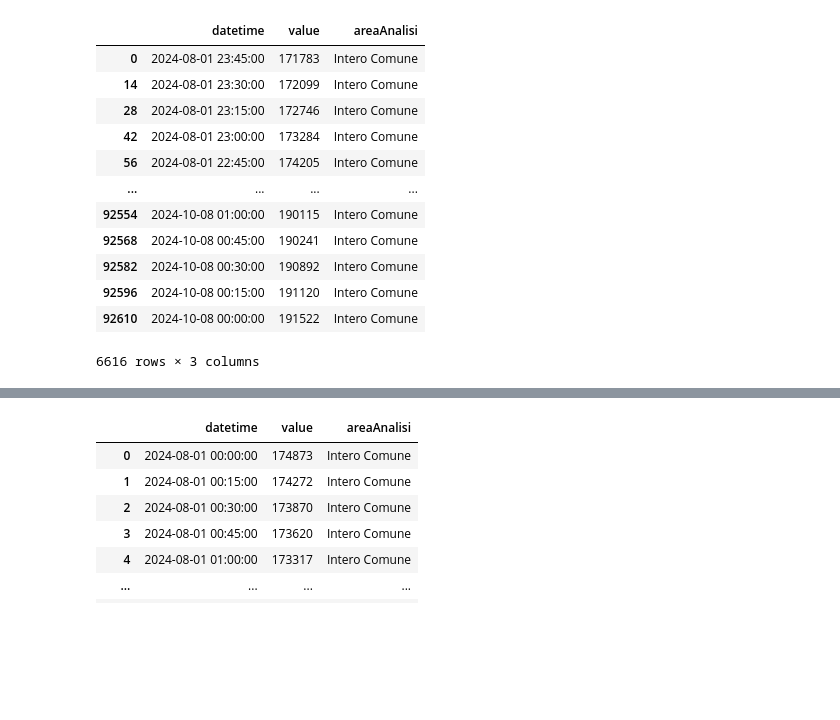
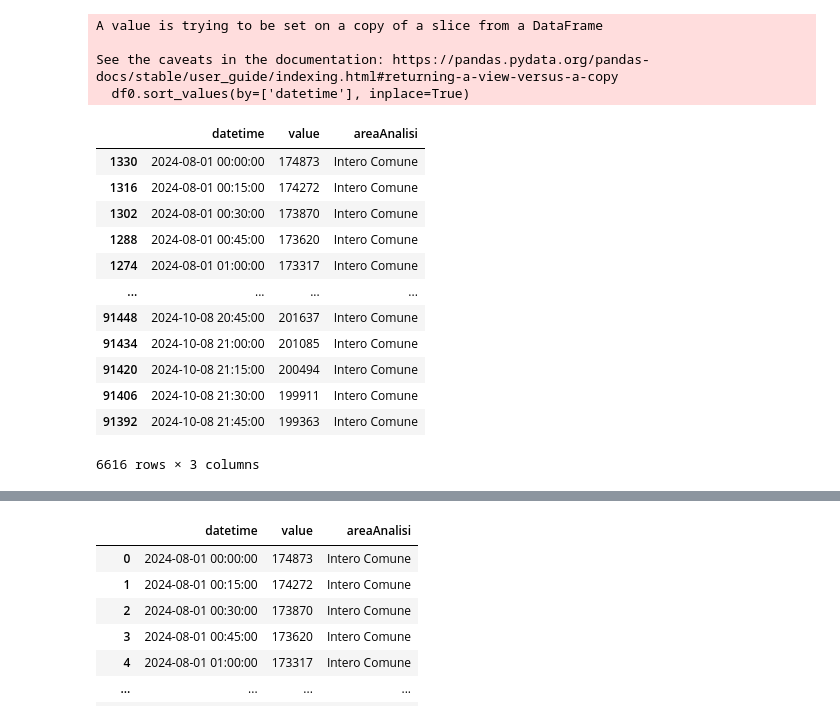
Before and after one commit to trianam/SmartCityQC-QForrest, a Jupyter notebook: SmartCityQCWizard/unique_attendance_15/attendance_preprocess.ipynb, the cells around one changed output, grey strips where cells are left out. Drawn from its saved outputs; the diff is of its cells as text; code cells hidden in the pictures; blank space fills up the shorter version.

```diff
--- a/SmartCityQCWizard/unique_attendance_15/attendance_preprocess.ipynb
+++ b/SmartCityQCWizard/unique_attendance_15/attendance_preprocess.ipynb
@@ -23,18 +23,23 @@ df10 =df[df['areaAnalisi'].str.contains('Cagliari - 010')]
 df11 =df[df['areaAnalisi'].str.contains('Cagliari - 011')]
 df12 =df[df['areaAnalisi'].str.contains('Cagliari - 012')]
 # %%
+df0.sort_values(by=['datetime'], inplace=True)
 df0
 # %% [output]
+A value is trying to be set on a copy of a slice from a DataFrame
+
+See the caveats in the documentation: https://pandas.pydata.org/pandas-docs/stable/user_guide/indexing.html#returning-a-view-versus-a-copy
+  df0.sort_values(by=['datetime'], inplace=True)
 |  | datetime | value | areaAnalisi |
-| 0 | 2024-08-01 23:45:00 | 171783 | Intero Comune |
-| 14 | 2024-08-01 23:30:00 | 172099 | Intero Comune |
-| 28 | 2024-08-01 23:15:00 | 172746 | Intero Comune |
-| 42 | 2024-08-01 23:00:00 | 173284 | Intero Comune |
-| 56 | 2024-08-01 22:45:00 | 174205 | Intero Comune |
+| 1330 | 2024-08-01 00:00:00 | 174873 | Intero Comune |
+| 1316 | 2024-08-01 00:15:00 | 174272 | Intero Comune |
+| 1302 | 2024-08-01 00:30:00 | 173870 | Intero Comune |
+| 1288 | 2024-08-01 00:45:00 | 173620 | Intero Comune |
+| 1274 | 2024-08-01 01:00:00 | 173317 | Intero Comune |
 | ... | ... | ... | ... |
-| 92554 | 2024-10-08 01:00:00 | 190115 | Intero Comune |
-| 92568 | 2024-10-08 00:45:00 | 190241 | Intero Comune |
-| 92582 | 2024-10-08 00:30:00 | 190892 | Intero Comune |
-| 92596 | 2024-10-08 00:15:00 | 191120 | Intero Comune |
-| 92610 | 2024-10-08 00:00:00 | 191522 | Intero Comune |
+| 91448 | 2024-10-08 20:45:00 | 201637 | Intero Comune |
+| 91434 | 2024-10-08 21:00:00 | 201085 | Intero Comune |
+| 91420 | 2024-10-08 21:15:00 | 200494 | Intero Comune |
+| 91406 | 2024-10-08 21:30:00 | 199911 | Intero Comune |
+| 91392 | 2024-10-08 21:45:00 | 199363 | Intero Comune |
-6616 rows × 3 columns
+6616 rows × 3 columns
```
Also changed, not shown: parts of 7 cells of this notebook, 9 other files.
